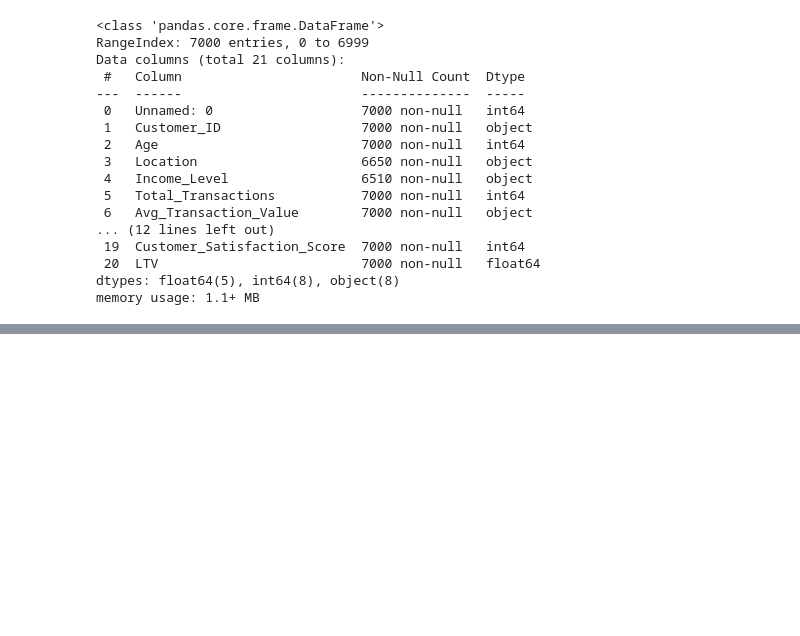
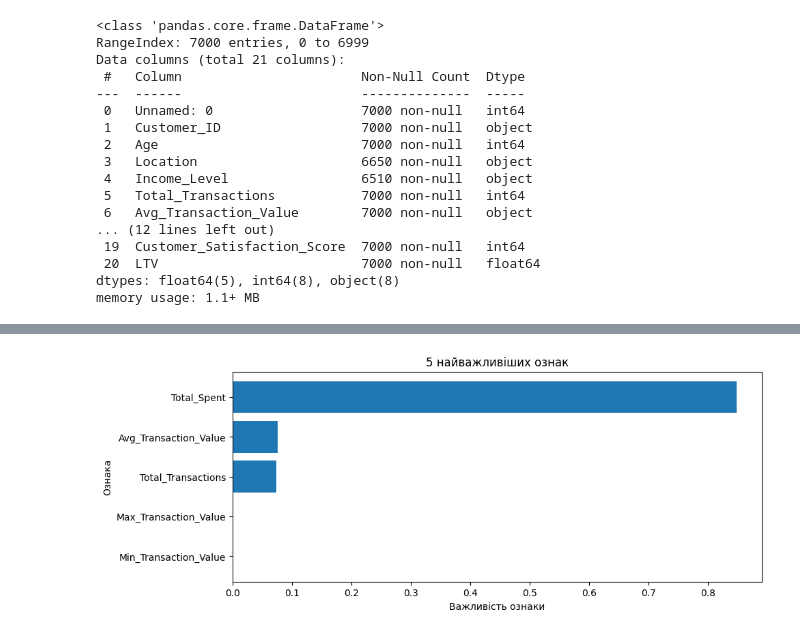
Before and after one commit to dmuman/ML-labs, a Jupyter notebook: lab3/lab3_tutorial.ipynb, the cells around one changed output, grey strips where cells are left out. Saved outputs shown, nothing was run; the diff lists cells and outputs as text; code cells hidden in the pictures; blank space fills up the shorter version.

```diff
--- a/lab3/lab3_tutorial.ipynb
+++ b/lab3/lab3_tutorial.ipynb
@@ -89,9 +65,0 @@ def clean_dataframe(dataframe, columns_to_delete: list):
-# %%
-def getX_y(dataframe, y_column: str):
-  X = dataframe.drop([y_column], axis=1)
-  y = dataframe[y_column]
-
-  X.index = range(dataframe.shape[0])
-  y.index = range(dataframe.shape[0])
-
-  return X, y
@@ -302,0 +215,17 @@ df_to_estimate = standardizeDF(df_to_estimate, numerical_columns, categorical_co
+# %%
+# спершу замінимо текстові колонки на числові
+# робимо список потрібних колонок (їх було взято з аналізу head())
+columns_to_change = ['Avg_Transaction_Value', 'Max_Transaction_Value', 'Min_Transaction_Value']
+# конвертуємо колонки
+df = convertCatToNum(df, columns_to_change, '$', '')
+
+# тепер заповнюємо чилові та текстові колонки
+df = fillNaNNumerical(df, 'Age', 'mean')
+# виділяємо необхідні текстові колонки
+columns_to_fill = ['Income_Level', 'App_Usage_Frequency']
+df = fillNaNCategorical(df, columns_to_fill)
+
+# виділяємо колонки, які треба видалити
+columns_to_delete = ['Unnamed: 0', 'Customer_ID', 'Location']
+# та очищаємо фрейм
+df = cleanDataframe(df, columns_to_delete)
@@ -302,0 +490,19 @@ df_to_estimate = standardizeDF(df_to_estimate, numerical_columns, categorical_co
+# %%
+# моя найкраща модель
+best_model = RandomForestRegressor(n_estimators=100).fit(X_train, y_train.reshape(-1))
+# вибір найважливіших ознак
+importance = best_model.feature_importances_
+# індекси 5 найважливіших ознак
+top_5_indices = np.argsort(importance)[-5:]
+top_features = X.columns[top_5_indices]
+
+# візуалізація важливості 5 найважливіх ознак
+plt.figure(figsize=(10, 4))
+plt.barh(range(len(top_5_indices)), importance[top_5_indices], align='center')
+plt.yticks(range(len(top_5_indices)), top_features)
+plt.xlabel('Важливість ознаки')
+plt.ylabel('Ознака')
+plt.title('5 найважливіших ознак')
+plt.show()
+# %% [output]
+[figure, added]
```
Also changed, not shown: parts of 83 cells of this notebook.
